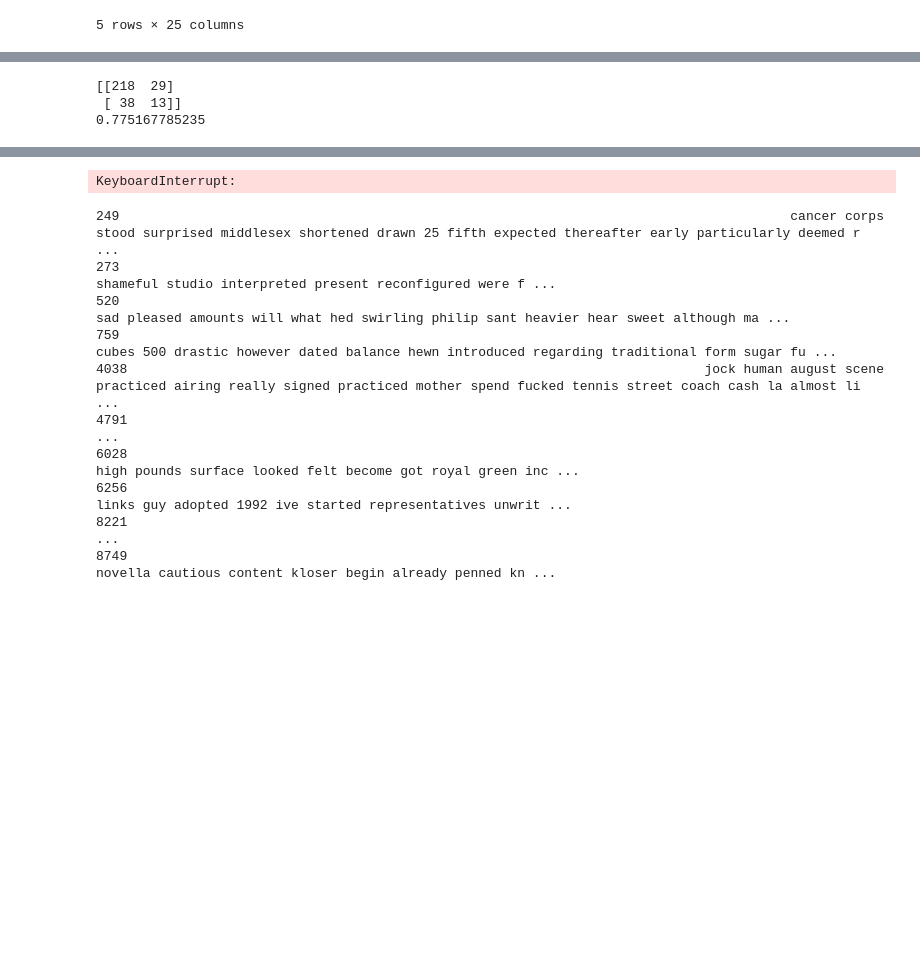
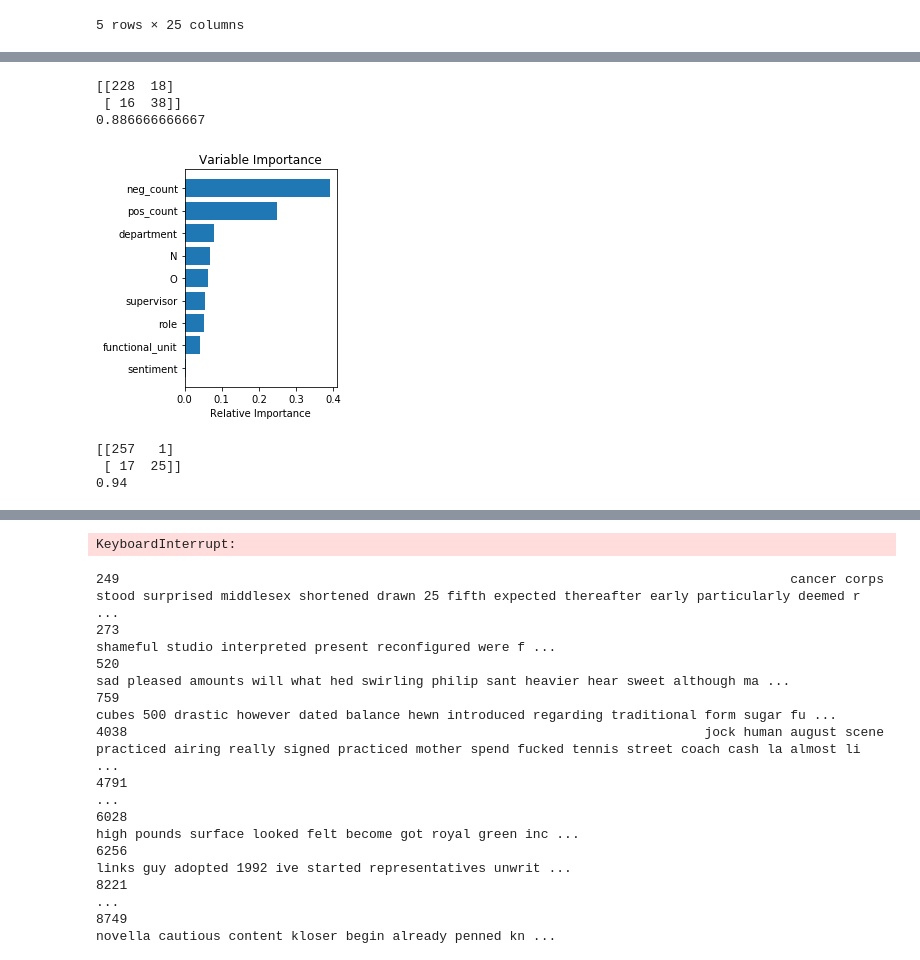
Before and after one commit to TalhaGhaffar/Data-Analytics, a Jupyter notebook: Email_Sentiment_Analysis-Copy1.ipynb, the cells around one changed output, grey strips where cells are left out. Cells and saved outputs as stored; diff of their text form; code cells hidden in the pictures; blank space fills up the shorter version.

```diff
--- a/Email_Sentiment_Analysis-Copy1.ipynb
+++ b/Email_Sentiment_Analysis-Copy1.ipynb
@@ -312,9 +321,9 @@ emp_final1['sentiment']=np.where(emp_final1['content_y']>=0, 1, 0)
 from sklearn.model_selection import train_test_split
 from sklearn.tree import DecisionTreeClassifier
 from sklearn.metrics import confusion_matrix, accuracy_score
-features=['role','functional_unit','department','supervisor','sentiment','sum_neg_url_hits','N','O']
-X=emp_final[features]
-Y = emp_final["left"]
+features=['role','functional_unit','department','supervisor','sentiment','pos_count','neg_count','N','O','C','E','A']
+X=emp_final1[features]
+Y = emp_final1["left"]
 pred_train, pred_test, tar_train, tar_test  =   train_test_split(X, Y, test_size=.3)
 classifier=DecisionTreeClassifier()
 classifier=classifier.fit(pred_train,tar_train)
@@ -322,9 +331,38 @@ predictions=classifier.predict(pred_test)
 print(confusion_matrix(tar_test,predictions))
 print(accuracy_score(tar_test, predictions))
 # %% [output]
-[[218  29]
- [ 38  13]]
-0.775167785235
+[[228  18]
+ [ 16  38]]
+0.886666666667
+# %%
+from sklearn.ensemble import RandomForestClassifier
+import matplotlib.pyplot as plt
+features=['role','functional_unit','department','supervisor','sentiment','pos_count','neg_count','N','O','C','E','A']
+
+
+train_x, test_x, train_y, test_y  =   train_test_split(X, Y, test_size=.3)
+trained_model = RandomForestClassifier()
+trained_model.fit(train_x, train_y)
+feature_importance=trained_model.feature_importances_
+features = np.asarray(features)
+sorted_idx = np.argsort(feature_importance)
+pos = np.arange(sorted_idx.shape[0])
+plt.subplot(1, 2, 2)
+plt.barh(pos, feature_importance[sorted_idx], align='center')
+plt.yticks(pos, features[sorted_idx])
+plt.xlabel('Relative Importance')
+plt.title('Variable Importance')
+plt.show()
+# %% [output]
+[figure, added]
+# %%
+predictions=trained_model.predict(test_x)
+print(confusion_matrix(test_y,predictions))
+print(accuracy_score(test_y, predictions))
+# %% [output]
+[[257   1]
+ [ 17  25]]
+0.94
 # %%
 from sklearn.preprocessing import LabelEncoder
 
```
Also changed, not shown: parts of 19 cells of this notebook, 1 other file.
